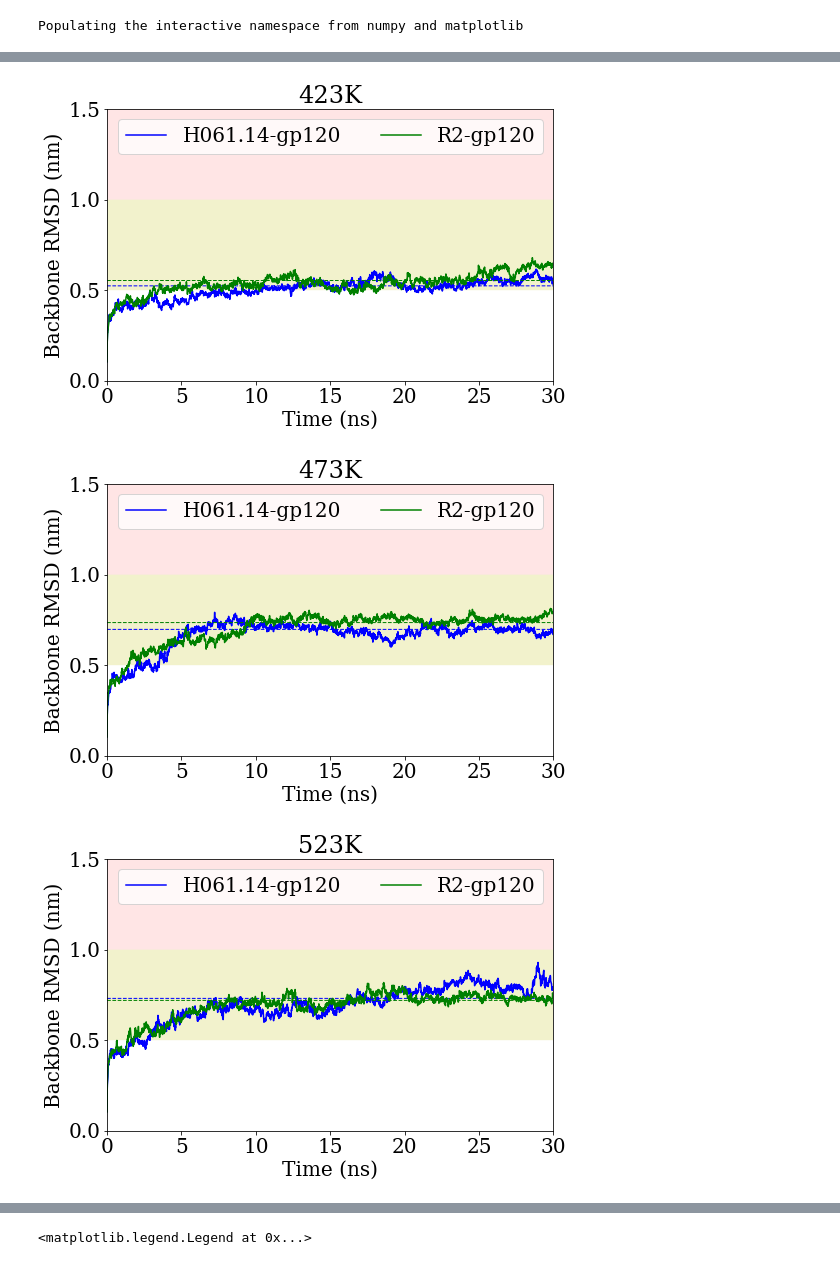
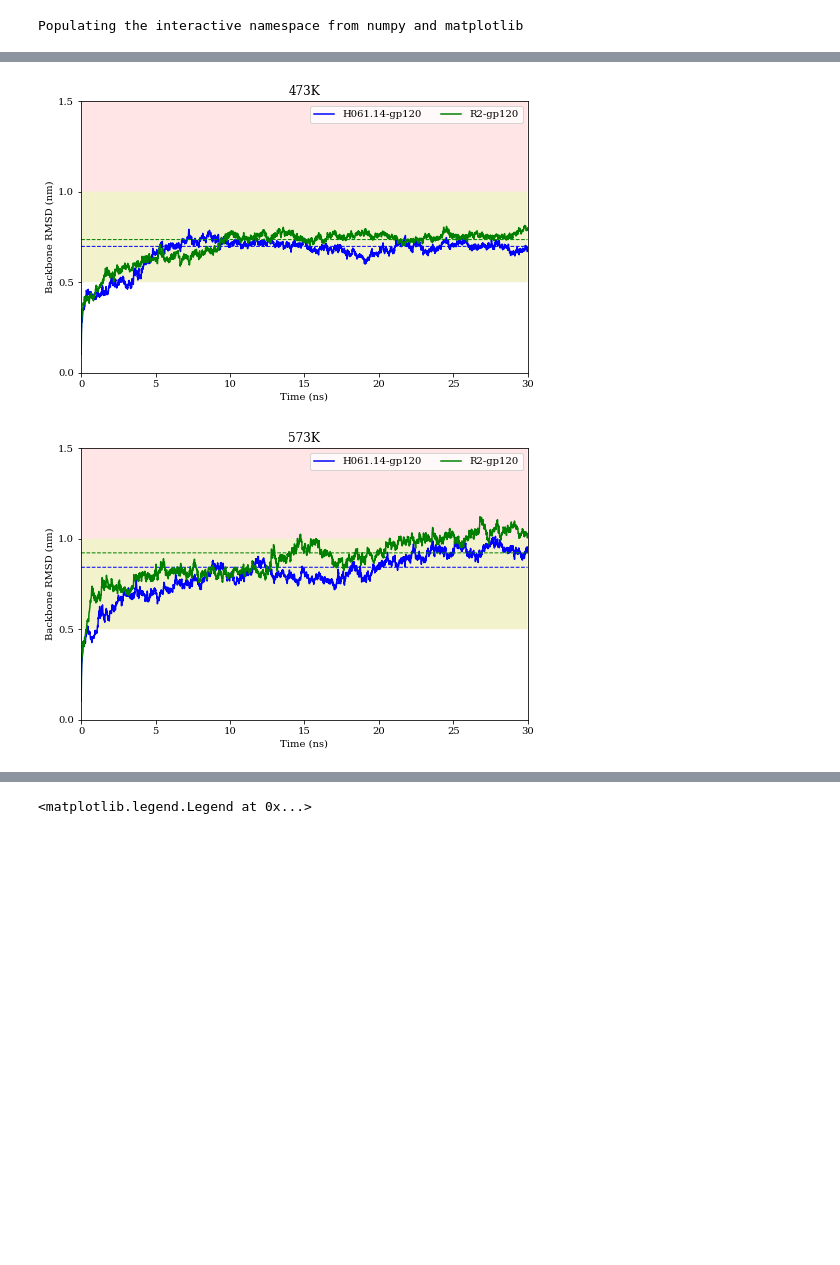
Before and after one commit to uitb/gp120_unfolding, a Jupyter notebook: scripts/rmsd.ipynb, the cells around one changed output, grey strips where cells are left out. Saved outputs shown, nothing was run; the diff lists cells and outputs as text; code cells hidden in the pictures; blank space fills up the shorter version.

```diff
--- a/scripts/rmsd.ipynb
+++ b/scripts/rmsd.ipynb
@@ -6,6 +6,6 @@ rc('font', family='serif', size=20)
 # %% [output]
 Populating the interactive namespace from numpy and matplotlib
 # %%
-temps = ('300','373','423','473','523','573','623')
+temps = ('300','373','473','573')
 print len(temps)
 # %% [output]
@@ -13,9 +13,9 @@ print len(temps)
 # %%
-h_u_top = md.load('/home/gerry/heat/structures/H-unbound.pdb')
-h_l_top = md.load('/home/gerry/heat/structures/H-bound.pdb')
+h_u_top = md.load('H-unbound.pdb')
+h_l_top = md.load('H-bound.pdb')
 
-r2_u_top = md.load('/home/gerry/heat/structures/r2-unbound.pdb')
-r2_l_top = md.load('/home/gerry/heat/structures/r2_bound.pdb')
+r2_u_top = md.load('r2_unbound.pdb')
+r2_l_top = md.load('r2_bound.pdb')
 # %%
 h_unbound_to_u = pd.DataFrame()
 h_unbound_to_u_all = pd.DataFrame()
@@ -24,11 +24,11 @@ figure(figsize=(20,10))
 colors = iter(cm.Blues(np.linspace(0.4, 1, len(temps))))
 for t in temps:
     c = next(colors)
-    traj = md.load_xtc('pro/H_unbound/H_unbound_pro_'+t+'k.xtc', top=h_u_top)
+    traj = md.load_xtc('pro_xtc_10_21/H_unbound/H_unbound_pro_'+t+'k.xtc', top=h_u_top)
     rmsd = md.rmsd(traj, h_u_top)
     h_unbound_to_u_all = h_unbound_to_u_all.append(pd.Series(rmsd), ignore_index=True)
     try:
-        traj = md.load_xtc('pro/H_unbound/H_unbound_pro_'+t+'k1.xtc', top=h_u_top)
+        traj = md.load_xtc('pro_xtc_10_21/H_unbound/H_unbound_pro_'+t+'k1.xtc', top=h_u_top)
         rmsd1 = md.rmsd(traj, h_u_top)
         h_unbound_to_u_all = h_unbound_to_u_all.append(pd.Series(rmsd1), ignore_index=True)
     except IOError:
@@ -37,7 +37,7 @@ for t in temps:
         rmsd = (rmsd+rmsd1)/2
 
     try:
-        traj = md.load_xtc('pro/H_unbound/H_unbound_pro_'+t+'k2.xtc', top=h_u_top)
+        traj = md.load_xtc('pro_xtc_10_21/H_unbound/H_unbound_pro_'+t+'k2.xtc', top=h_u_top)
         rmsd2 = md.rmsd(traj, h_u_top)
         h_unbound_to_u_all = h_unbound_to_u_all.append(pd.Series(rmsd2), ignore_index=True)
     except IOError:
@@ -63,7 +63,8 @@ fill_between(range(0,3000), 0.5, 1, facecolor='y', interpolate=True, alpha=0.2)
 fill_between(range(0,3000), 1, 2.5, facecolor='r', interpolate=True, alpha=0.1)
 
 h_unbound_to_u_all.to_csv('rmsd/h_unbound_to_u.csv', index=False)
-savefig('fig_src/rmsd_H.png', format='png', dpi=600, bbox_inches="tight")
+#savefig('fig_src/rmsd_H.png', format='png', dpi=600, bbox_inches="tight")
+savefig('../imgs/fig 2/rmsd_H.png', format='png', dpi=480, bbox_inches="tight")
 # %% [output]
 mean 0.381522 at 300
 mean 0.455532 at 373
@@ -81,11 +79,11 @@ figure(figsize=(20,10))
 colors = iter(cm.Greens(np.linspace(0.4, 1, len(temps))))
 for t in temps:
     c = next(colors)
-    traj = md.load_xtc('pro/R2_unbound/R2_unbound_pro_'+t+'k.xtc', top=r2_u_top)
+    traj = md.load_xtc('pro_xtc_10_21/R2_unbound/R2_unbound_pro_'+t+'k.xtc', top=r2_u_top)
     rmsd = md.rmsd(traj, r2_u_top)
     r2_unbound_to_u_all = r2_unbound_to_u_all.append(pd.Series(rmsd), ignore_index=True)
     try:
-        traj = md.load_xtc('pro/R2_unbound/R2_unbound_pro_'+t+'k1.xtc', top=r2_u_top)
+        traj = md.load_xtc('pro_xtc_10_21/R2_unbound/R2_unbound_pro_'+t+'k1.xtc', top=r2_u_top)
         rmsd1 = md.rmsd(traj, r2_u_top)
         r2_unbound_to_u_all = r2_unbound_to_u_all.append(pd.Series(rmsd1), ignore_index=True)
     except IOError:
@@ -94,7 +92,7 @@ for t in temps:
         rmsd = (rmsd+rmsd1)/2
 
     try:
-        traj = md.load_xtc('pro/R2_unbound/R2_unbound_pro_'+t+'k2.xtc', top=r2_u_top)
+        traj = md.load_xtc('pro_xtc_10_21/R2_unbound/R2_unbound_pro_'+t+'k2.xtc', top=r2_u_top)
         rmsd2 = md.rmsd(traj, r2_u_top)
         r2_unbound_to_u_all = r2_unbound_to_u_all.append(pd.Series(rmsd2), ignore_index=True)
     except IOError:
@@ -120,7 +118,8 @@ fill_between(range(0,3000), 0.5, 1, facecolor='y', interpolate=True, alpha=0.2)
 fill_between(range(0,3000), 1, 2.5, facecolor='r', interpolate=True, alpha=0.1)
 
 r2_unbound_to_u_all.to_csv('rmsd/r2_unbound_to_u.csv', index=False)
-savefig('fig_src/rmsd_R2.png', format='png', dpi=600, bbox_inches="tight")
+#savefig('fig_src/rmsd_R2.png', format='png', dpi=600, bbox_inches="tight")
+savefig('../imgs/fig 2/rmsd_R2png', format='png', dpi=480, bbox_inches="tight")
 # %% [output]
 mean 0.421837 at 300
 mean 0.616465 at 373
@@ -164,5 +160,5 @@ for i,t in enumerate(temps):
     fill_between(range(0,3000), 1, 2.5, facecolor='r', interpolate=True, alpha=0.1)
 
     if t in ['300','373', '473', '573']:
-        savefig('fig_src/rmsd_'+t+'.png', format='png', dpi=600, bbox_inches="tight")
+        savefig('../imgs/fig 2/rmsd_'+t+'.png', format='png', dpi=600, bbox_inches="tight")
 # %% [output]
@@ -171,3 +167,2 @@ for i,t in enumerate(temps):
-[figure, old version]
+[figure, new version]
-[figure, old version]
+[figure, new version]
-[figure, removed]
```
Also changed, not shown: parts of 4 cells of this notebook, 18 other files.
